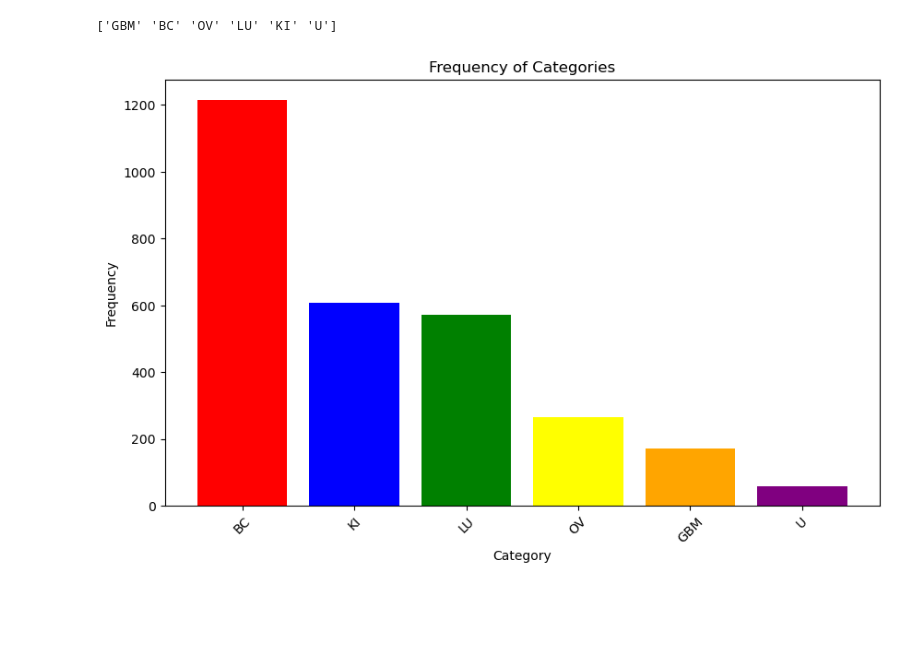
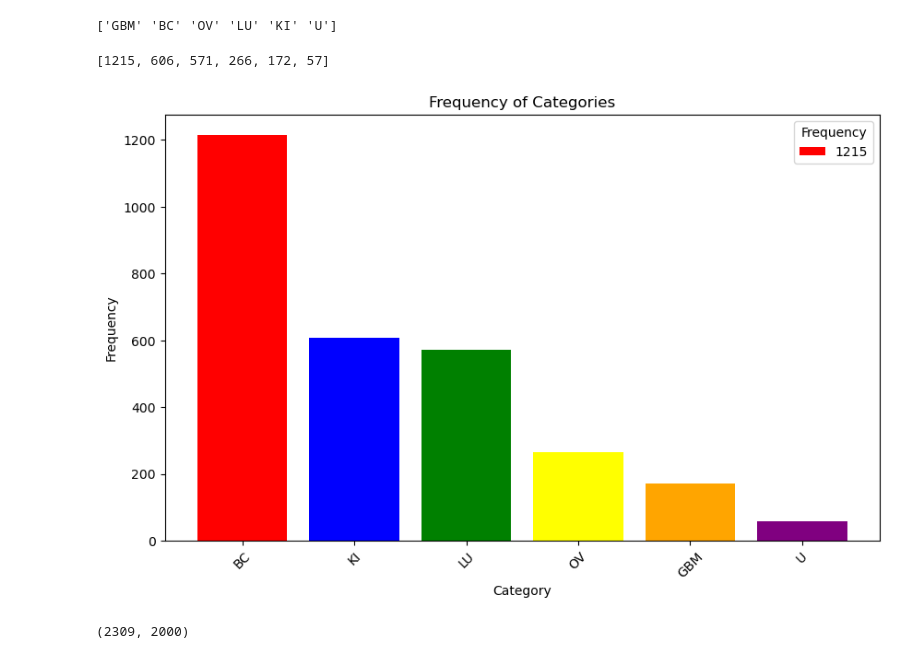
Before and after one commit to FelixJons/mve411-big-data-stats, a Jupyter notebook: assignment-1/per_class_notebook.ipynb, the cells around one changed output. Saved outputs shown, nothing was run; the diff lists cells and outputs as text; code cells hidden in the pictures; blank space fills up the shorter version.

```diff
--- a/assignment-1/per_class_notebook.ipynb
+++ b/assignment-1/per_class_notebook.ipynb
@@ -32,29 +39,30 @@ print(df.iloc[:, -1].unique())
 # %%
 # Count the occurrences of each category
 category_counts = df.iloc[:, -1].value_counts()
-
+category_counts_list=category_counts.tolist()
 # Create a dictionary to map each class to a color
 class_colors = {'BC': 'red', 'KI': 'blue', 'LU': 'green', 'OV': 'yellow', 'GBM': 'orange', 'U': 'purple'}
 
 # Create a list of colors for each bar using the mapped colors
 colors = [class_colors.get(category, 'gray') for category in category_counts.index]
 
 # Create a bar chart with unique colors
 plt.figure(figsize=(10, 6))
 plt.bar(category_counts.index, category_counts.values, color=colors)
 
 # Add labels and title if needed
 plt.xlabel('Category')
 plt.ylabel('Frequency')
 plt.title('Frequency of Categories')
-
+plt.legend(category_counts_list, title='Frequency', loc='upper right')
 # Adjust the xticks if they are overlapping
 plt.xticks(rotation=45)
 
 # Show the plot
 plt.show()
 # %% [output]
+[1215, 606, 571, 266, 172, 57]
-[figure, old version]
+[figure, new version]
 # %%
 # Classifiers
 classifiers = {
@@ -70,6 +78,15 @@ df_LU = df[df["x"] == "LU"]
 df_OV = df[df["x"] == "OV"]
 df_GBM = df[df["x"] == "GBM"]
 df_U = df[df["x"] == "U"]
+# %%
+X = df.iloc[:, :-1]  # Features
+y = df.iloc[:, -1]  # Labels
+X_train, X_test, y_train, y_test = train_test_split(
+    X, y, test_size=training_set_size, random_state=42
+)
+X_train.shape
+# %% [output]
+(2309, 2000)
 # %%
 ##### Section for mislabelling a percentage of y_test #####
 # Function to mislabel a percentage of the data
```
Also changed, not shown: parts of 9 cells of this notebook.
